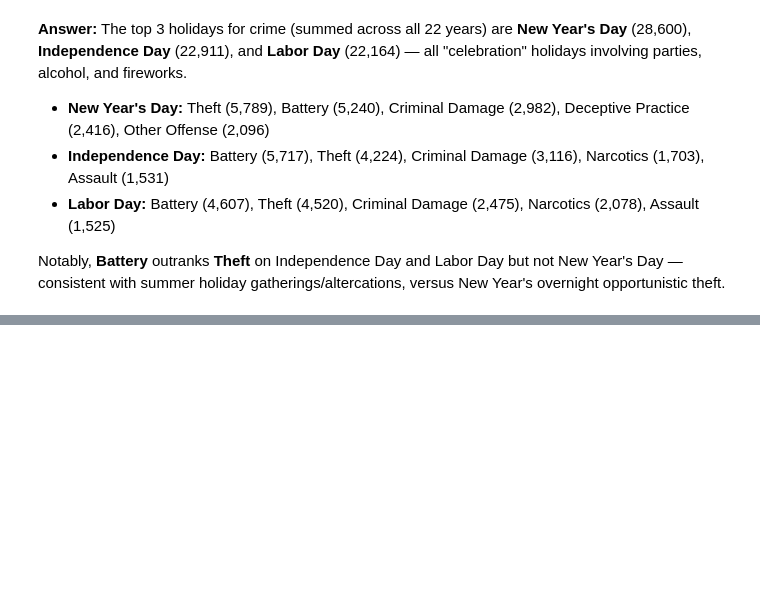
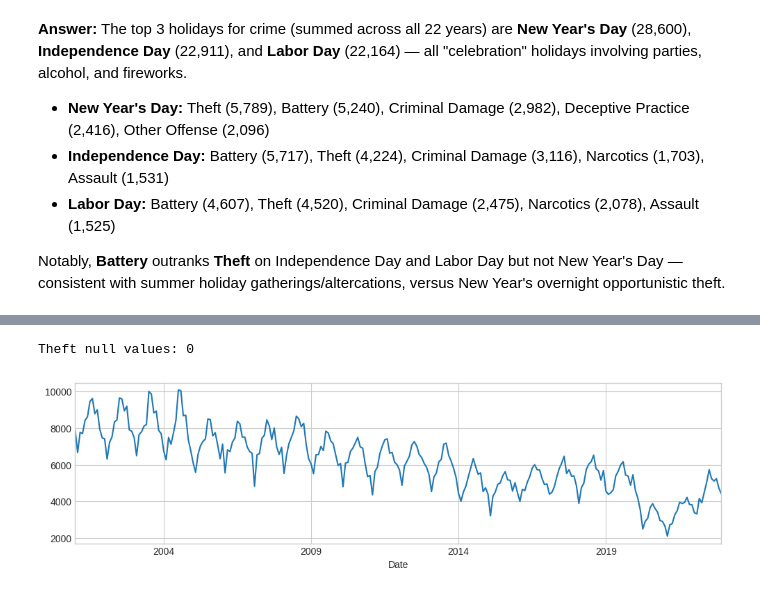
Before and after one commit to Dounia-Awni/Chicago-Crime-Data-Analysis-2001-2022-, a Jupyter notebook: Chicago_Crime_Data_Analysis_(2001–2022).ipynb, the cells around one changed output, grey strips where cells are left out. Saved outputs shown, nothing was run; the diff lists cells and outputs as text; code cells hidden in the pictures; blank space fills up the shorter version.

```diff
--- a/Chicago_Crime_Data_Analysis_(2001–2022).ipynb
+++ b/Chicago_Crime_Data_Analysis_(2001–2022).ipynb
@@ -579,0 +605,16 @@ Notably, **Battery** outranks **Theft** on Independence Day and Labor Day but no
+# %%
+# Import necessary libraries for time series analysis and plotting
+import pandas as pd
+import numpy as np
+import matplotlib.pyplot as plt
+import matplotlib as mpl
+import seaborn as sns
+import os
+import statsmodels.tsa.api as tsa
+from pmdarima.model_selection import train_test_split
+from pmdarima.arima.utils import ndiffs,nsdiffs
+
+plt.rcParams['figure.figsize']=(12,3)
+
+import warnings
+warnings.filterwarnings('ignore')
@@ -579,0 +790,8 @@ Notably, **Battery** outranks **Theft** on Independence Day and Labor Day but no
+# %%
+# Generate monthly time series for 'THEFT' crime counts
+ts = df[df['Primary Type'] == 'THEFT'].resample('ME').size().rename('counts')
+
+print("Theft monthly crime counts (first 5 rows):")
+display(ts.head())
+print("\nTheft monthly crime counts (last 5 rows):")
+display(ts.tail())
@@ -579,0 +817,11 @@ Notably, **Battery** outranks **Theft** on Independence Day and Labor Day but no
+# %%
+# Check for null values in the 'THEFT' monthly time series
+theft_null = ts.isna().sum()
+print(f"Theft null values: {theft_null}")
+# %% [output]
+Theft null values: 0
+# %%
+# Plot the 'THEFT' monthly time series
+ts.plot();
+# %% [output]
+[figure, added]
```
Also changed, not shown: parts of 70 cells of this notebook.
